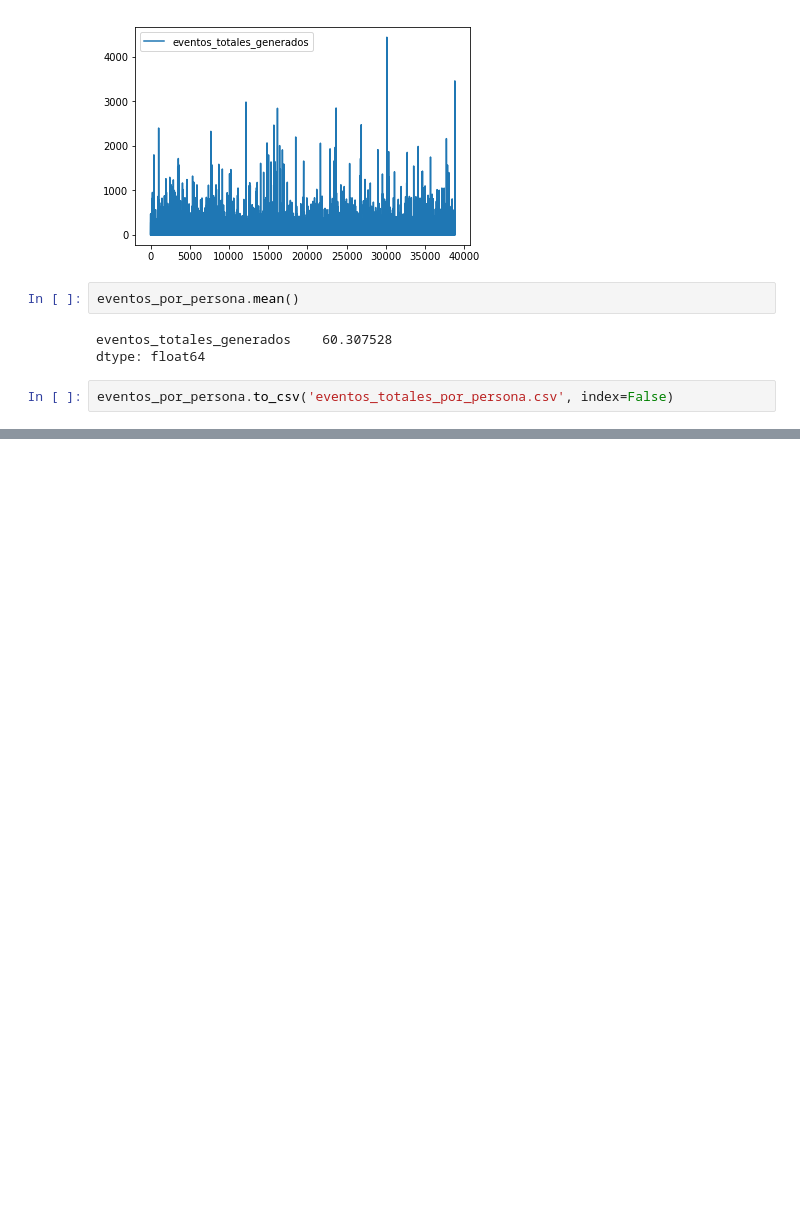
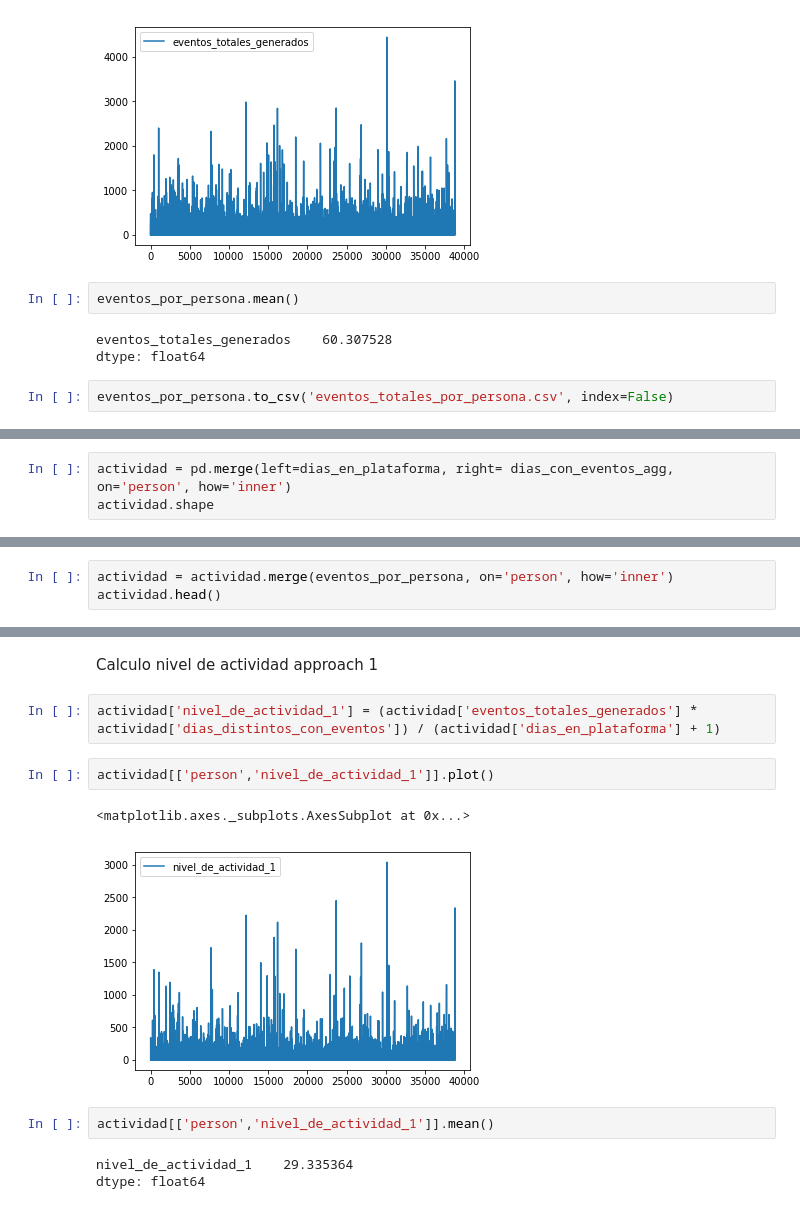
Before and after one commit to gabyrobles93/7506-TP2-MachineLearning, a Jupyter notebook: notebooks/gaby_feature_eng.ipynb, the cells around one changed output, grey strips where cells are left out. Drawn from its saved outputs; the diff is of its cells as text; blank space fills up the shorter version.

Commit message:
Agrego feature Actividad de Usuario.

```diff
--- a/notebooks/gaby_feature_eng.ipynb
+++ b/notebooks/gaby_feature_eng.ipynb
@@ -300,0 +315,3 @@ eventos_por_persona.to_csv('eventos_totales_por_persona.csv', index=False)
+# %%
+actividad = pd.merge(left=dias_en_plataforma, right= dias_con_eventos_agg, on='person', how='inner')
+actividad.shape
@@ -300,0 +331,3 @@ eventos_por_persona.to_csv('eventos_totales_por_persona.csv', index=False)
+# %%
+actividad = actividad.merge(eventos_por_persona, on='person', how='inner')
+actividad.head()
@@ -300,0 +341,14 @@ eventos_por_persona.to_csv('eventos_totales_por_persona.csv', index=False)
+# %% [markdown]
+Calculo nivel de actividad approach 1
+# %%
+actividad['nivel_de_actividad_1'] = (actividad['eventos_totales_generados'] * actividad['dias_distintos_con_eventos']) / (actividad['dias_en_plataforma'] + 1)
+# %%
+actividad[['person','nivel_de_actividad_1']].plot()
+# %% [output]
+<matplotlib.axes._subplots.AxesSubplot at 0x...>
+[figure, added]
+# %%
+actividad[['person','nivel_de_actividad_1']].mean()
+# %% [output]
+nivel_de_actividad_1    29.335364
+dtype: float64
```
Also changed, not shown: parts of 37 cells of this notebook, 2 other files.
